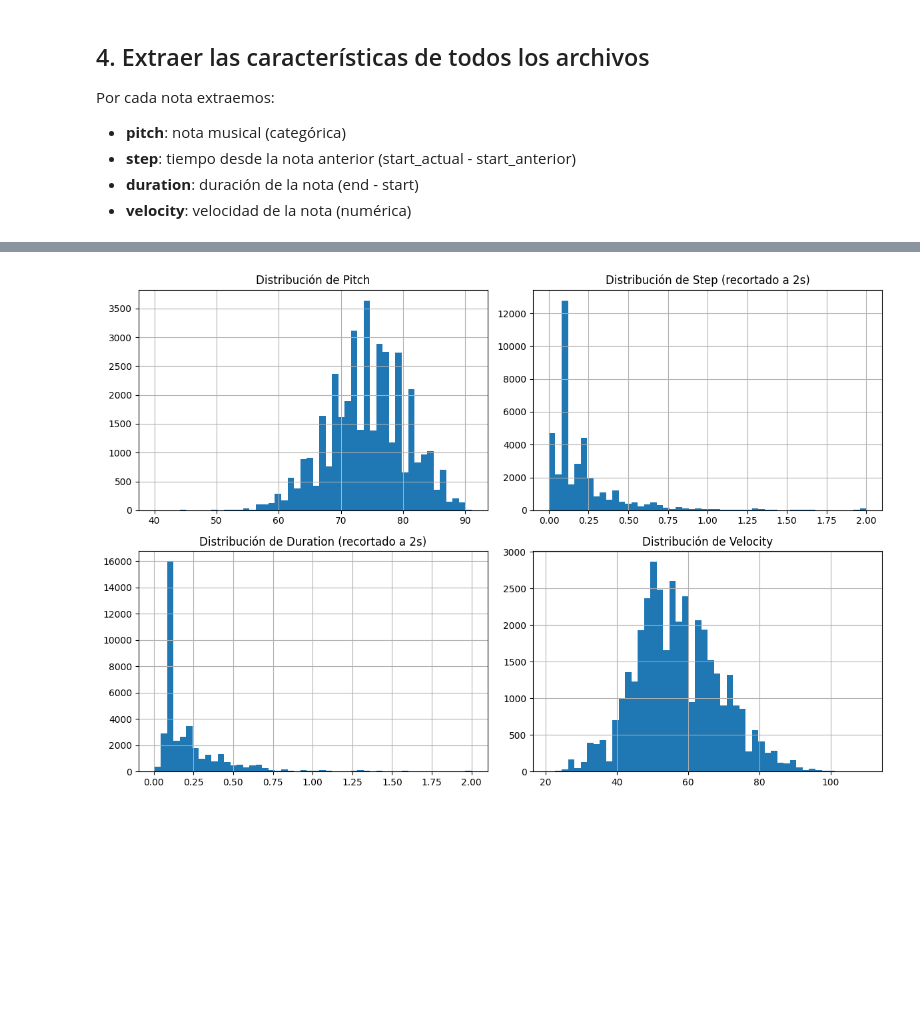
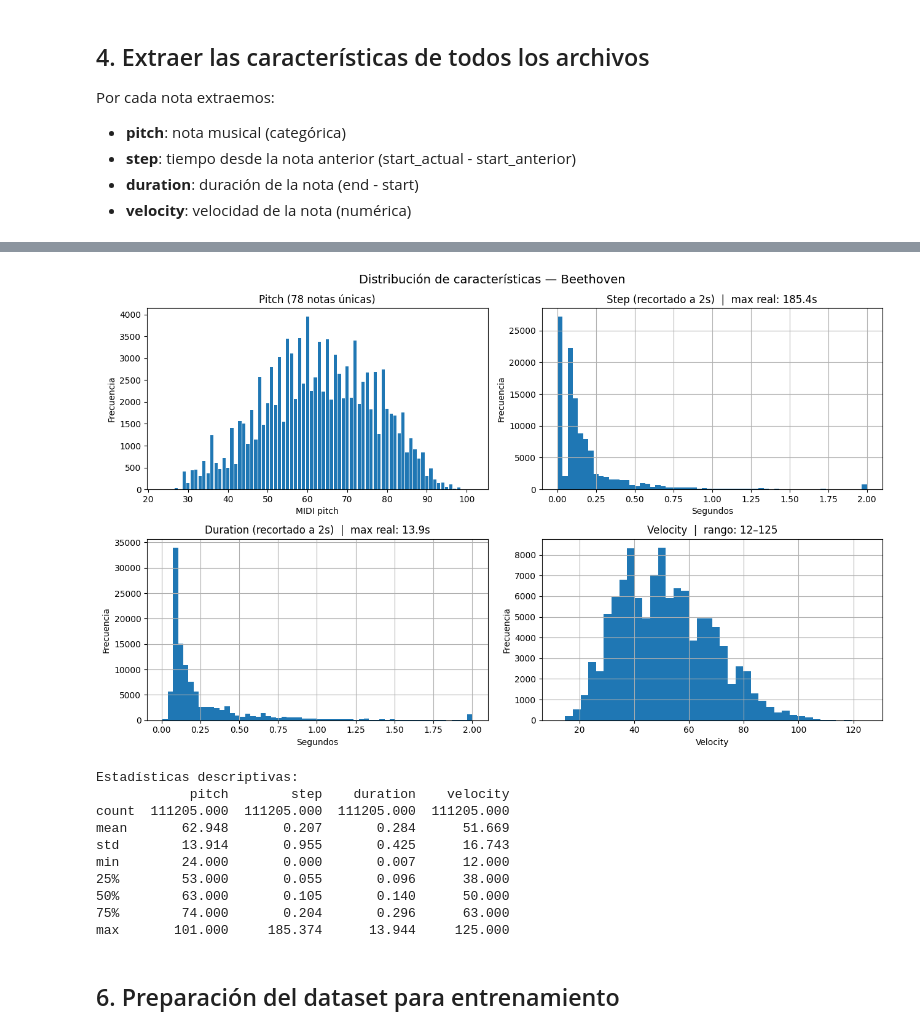
Before and after one commit to juancasas1996/MAIA_NLP_2, a Jupyter notebook: Microproyectos/Microproyecto_1/microproyecto_1.ipynb, the cells around one changed output, grey strips where cells are left out. Cells and saved outputs as stored; diff of their text form; code cells hidden in the pictures; blank space fills up the shorter version.

```diff
--- a/Microproyectos/Microproyecto_1/microproyecto_1.ipynb
+++ b/Microproyectos/Microproyecto_1/microproyecto_1.ipynb
@@ -188,0 +168,19 @@ Pitch min: 40, max: 91
+# %%
+# --- 5.1 Instrumentos por archivo ---
+print(f'{"Archivo":<35} {"N° inst":>7}  Instrumentos')
+print('-' * 70)
+
+instrument_types = []
+notes_per_file = []
+
+for f in midi_files:
+    pm = pretty_midi.PrettyMIDI(f)
+    names = [pretty_midi.program_to_instrument_name(inst.program) for inst in pm.instruments]
+    notes_count = sum(len(inst.notes) for inst in pm.instruments)
+    notes_per_file.append(notes_count)
+    instrument_types.extend(names)
+    print(f'{os.path.basename(f):<35} {len(pm.instruments):>7}  {", ".join(names)}')
+
+print(f'\nTipos de instrumento únicos en todo el dataset: {set(instrument_types)}')
+print(f'Total de archivos: {len(midi_files)}')
+print(f'Total de secuencias (archivos × instrumentos): {len(sequences)}')
@@ -189,19 +205,47 @@ Pitch min: 40, max: 91
 # %%
-fig, axes = plt.subplots(2, 2, figsize=(12, 8))
+# --- 5.3 Distribución de las 4 características ---
+fig, axes = plt.subplots(2, 2, figsize=(13, 8))
+fig.suptitle('Distribución de características — Beethoven', fontsize=14)
 
-df['pitch'].hist(ax=axes[0,0], bins=50)
-axes[0,0].set_title('Distribución de Pitch')
+# Pitch: frecuencia de cada nota
+pitch_counts = df['pitch'].value_counts().sort_index()
+axes[0, 0].bar(pitch_counts.index, pitch_counts.values, width=0.8)
+axes[0, 0].set_title(f'Pitch ({df["pitch"].nunique()} notas únicas)')
+axes[0, 0].set_xlabel('MIDI pitch')
+axes[0, 0].set_ylabel('Frecuencia')
 
-df['step'].clip(0, 2).hist(ax=axes[0,1], bins=50)
-axes[0,1].set_title('Distribución de Step (recortado a 2s)')
+# Step: recortado para ver la distribución sin outliers extremos
+df['step'].clip(0, 2).hist(ax=axes[0, 1], bins=60, edgecolor='none')
+axes[0, 1].set_title(f'Step (recortado a 2s)  |  max real: {df["step"].max():.1f}s')
+axes[0, 1].set_xlabel('Segundos')
+axes[0, 1].set_ylabel('Frecuencia')
 
-df['duration'].clip(0, 2).hist(ax=axes[1,0], bins=50)
-axes[1,0].set_title('Distribución de Duration (recortado a 2s)')
+# Duration
+df['duration'].clip(0, 2).hist(ax=axes[1, 0], bins=60, edgecolor='none')
+axes[1, 0].set_title(f'Duration (recortado a 2s)  |  max real: {df["duration"].max():.1f}s')
+axes[1, 0].set_xlabel('Segundos')
+axes[1, 0].set_ylabel('Frecuencia')
 
-df['velocity'].hist(ax=axes[1,1], bins=50)
-axes[1,1].set_title('Distribución de Velocity')
+# Velocity
+df['velocity'].hist(ax=axes[1, 1], bins=40, edgecolor='none')
+axes[1, 1].set_title(f'Velocity  |  rango: {df["velocity"].min()}–{df["velocity"].max()}')
+axes[1, 1].set_xlabel('Velocity')
+axes[1, 1].set_ylabel('Frecuencia')
 
 plt.tight_layout()
 plt.show()
+
+print('\nEstadísticas descriptivas:')
+print(df.describe().round(3))
 # %% [output]
-[figure, old version]
+[figure, new version]
+Estadísticas descriptivas:
+            pitch        step    duration    velocity
+count  111205.000  111205.000  111205.000  111205.000
+mean       62.948       0.207       0.284      51.669
+std        13.914       0.955       0.425      16.743
+min        24.000       0.000       0.007      12.000
+25%        53.000       0.055       0.096      38.000
+50%        63.000       0.105       0.140      50.000
+75%        74.000       0.204       0.296      63.000
+max       101.000     185.374      13.944     125.000
@@ -207,0 +273,2 @@ plt.show()
+# %% [markdown]
+## 6. Preparación del dataset para entrenamiento
```
Also changed, not shown: parts of 16 cells of this notebook.
